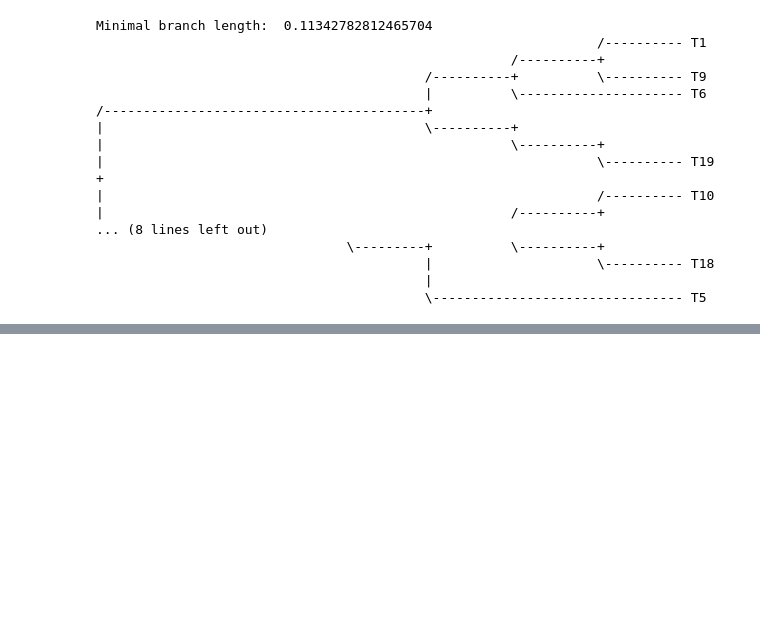
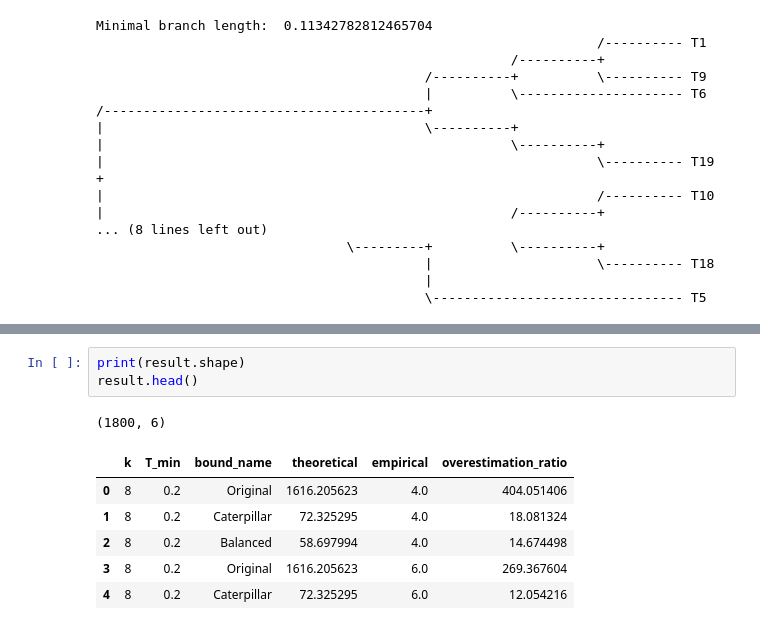
Before and after one commit to zackmcnulty/msc_bipartition_cover, a Jupyter notebook: notebooks/bipartitions_paper.ipynb, the cells around one changed output, grey strips where cells are left out. Drawn from its saved outputs; the diff is of its cells as text; blank space fills up the shorter version.

```diff
--- a/notebooks/bipartitions_paper.ipynb
+++ b/notebooks/bipartitions_paper.ipynb
@@ -423,0 +412,11 @@ For a Yule tree we can also get a sense of what the "typical" overestimation err
+# %%
+print(result.shape)
+result.head()
+# %% [output]
+(1800, 6)
+|  | k | T_min | bound_name | theoretical | empirical | overestimation_ratio |
+| 0 | 8 | 0.2 | Original | 1616.205623 | 4.0 | 404.051406 |
+| 1 | 8 | 0.2 | Caterpillar | 72.325295 | 4.0 | 18.081324 |
+| 2 | 8 | 0.2 | Balanced | 58.697994 | 4.0 | 14.674498 |
+| 3 | 8 | 0.2 | Original | 1616.205623 | 6.0 | 269.367604 |
+| 4 | 8 | 0.2 | Caterpillar | 72.325295 | 6.0 | 12.054216 |
```
Also changed, not shown: parts of 15 cells of this notebook, 1 other file.
